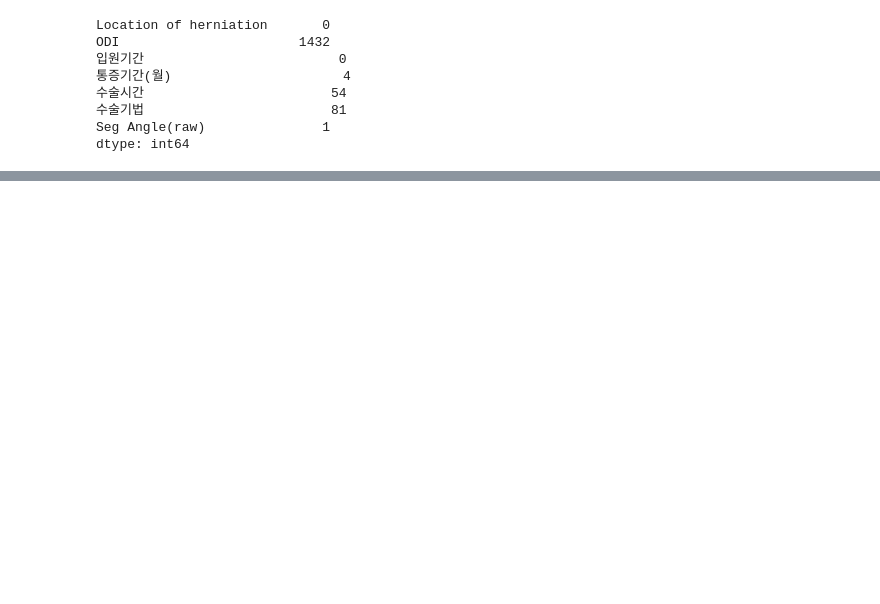
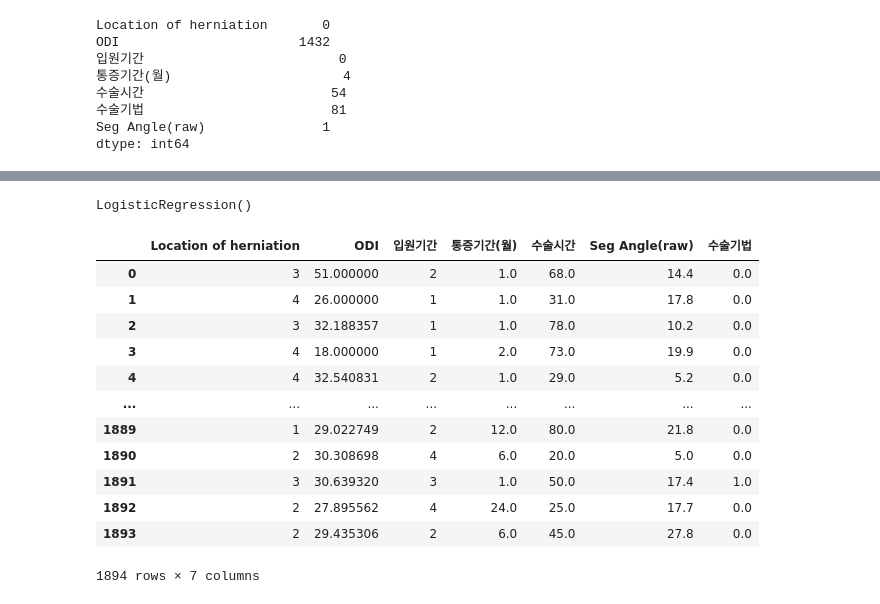
Before and after one commit to SSSanga/toy_machinelearning, a Jupyter notebook: codes/RecurrenceOfSurgery_preprocess.ipynb, the cells around one changed output, grey strips where cells are left out. Cells and saved outputs as stored; diff of their text form; code cells hidden in the pictures; blank space fills up the shorter version.

```diff
--- a/codes/RecurrenceOfSurgery_preprocess.ipynb
+++ b/codes/RecurrenceOfSurgery_preprocess.ipynb
@@ -397,0 +244,39 @@ LinearRegression does not accept missing values encoded as NaN natively. For sup
+# %%
+model_Logistic = LogisticRegression()
+# %%
+model_Logistic.fit(features_tech, target_tech)
+# %% [output]
+LogisticRegression()
+# %%
+def fill_null_tech_with_model(df, model_Logistic):
+    # null 값이 있는 행을 추출합니다.
+    null_rows = df[df['수술기법'].isnull()]
+
+    if not null_rows.empty:
+        # '수술기법' 열을 예측하기 위한 레이블과 특성을 추출합니다.
+        features = null_rows.drop(columns=['수술기법'])
+        predicted_tech_values = model_Logistic.predict(features)
+
+        # 예측값을 원래 데이터프레임에 적용합니다.
+        df.loc[df['수술기법'].isnull(), '수술기법'] = predicted_tech_values
+
+    return df
+# %%
+# 함수를 호출하여 수술기법 열의 null 값을 채우세요.
+df_ROSL_tech = fill_null_tech_with_model(df_filled_ODI, model_Logistic)
+# %%
+df_ROSL_tech
+# %% [output]
+|  | Location of herniation | ODI | 입원기간 | 통증기간(월) | 수술시간 | Seg Angle(raw) | 수술기법 |
+| 0 | 3 | 51.000000 | 2 | 1.0 | 68.0 | 14.4 | 0.0 |
+| 1 | 4 | 26.000000 | 1 | 1.0 | 31.0 | 17.8 | 0.0 |
+| 2 | 3 | 32.188357 | 1 | 1.0 | 78.0 | 10.2 | 0.0 |
+| 3 | 4 | 18.000000 | 1 | 2.0 | 73.0 | 19.9 | 0.0 |
+| 4 | 4 | 32.540831 | 2 | 1.0 | 29.0 | 5.2 | 0.0 |
+| ... | ... | ... | ... | ... | ... | ... | ... |
+| 1889 | 1 | 29.022749 | 2 | 12.0 | 80.0 | 21.8 | 0.0 |
+| 1890 | 2 | 30.308698 | 4 | 6.0 | 20.0 | 5.0 | 0.0 |
+| 1891 | 3 | 30.639320 | 3 | 1.0 | 50.0 | 17.4 | 1.0 |
+| 1892 | 2 | 27.895562 | 4 | 24.0 | 25.0 | 17.7 | 0.0 |
+| 1893 | 2 | 29.435306 | 2 | 6.0 | 45.0 | 27.8 | 0.0 |
+1894 rows × 7 columns
```
Also changed, not shown: parts of 85 cells of this notebook, 1 other file.
